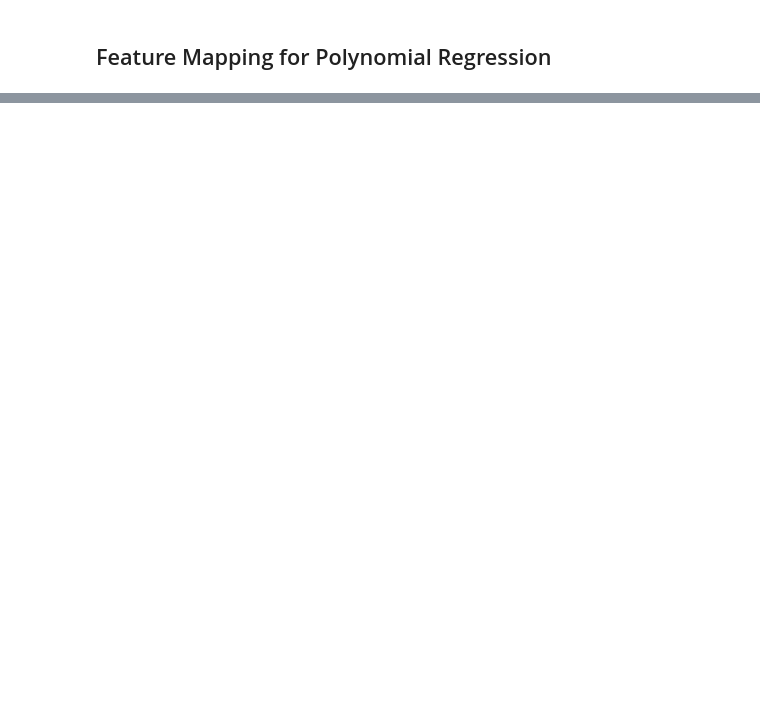
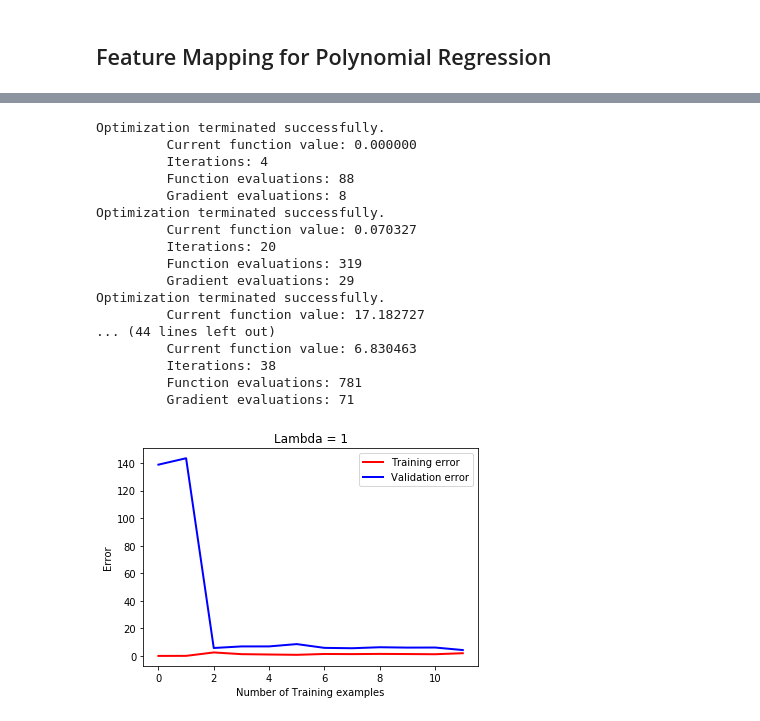
Before and after one commit to ShaneKoNaung/andrewng-coursera-ml-python, a Jupyter notebook: Exercise 5/Ex 5 Regularized Linear Regression and Bias-Variance.ipynb, the cells around one changed output, grey strips where cells are left out. Saved outputs shown, nothing was run; the diff lists cells and outputs as text; code cells hidden in the pictures; blank space fills up the shorter version.

```diff
--- a/Exercise 5/Ex 5 Regularized Linear Regression and Bias-Variance.ipynb
+++ b/Exercise 5/Ex 5 Regularized Linear Regression and Bias-Variance.ipynb
@@ -200,0 +379,31 @@ Normalized Training Example 1:
+# %%
+lmbda = 1
+
+train_error, val_error = learningCurve(X_poly, y, Xval_poly, yval, lmbda)
+
+plt.plot(range(m), train_error, 'r', label='Training error', lw=2)
+plt.plot(range(m), val_error, 'b', label='Validation error', lw=2)
+plt.xlabel('Number of Training examples')
+plt.ylabel('Error')
+plt.title("Lambda = 1")
+plt.legend()
+plt.show()
+# %% [output]
+Optimization terminated successfully.
+         Current function value: 0.000000
+         Iterations: 4
+         Function evaluations: 88
+         Gradient evaluations: 8
+Optimization terminated successfully.
+         Current function value: 0.070327
+         Iterations: 20
+         Function evaluations: 319
+         Gradient evaluations: 29
+Optimization terminated successfully.
+         Current function value: 17.182727
+... (44 lines left out)
+         Current function value: 6.830463
+         Iterations: 38
+         Function evaluations: 781
+         Gradient evaluations: 71
+[figure, added]
```
Also changed, not shown: parts of 26 cells of this notebook.
